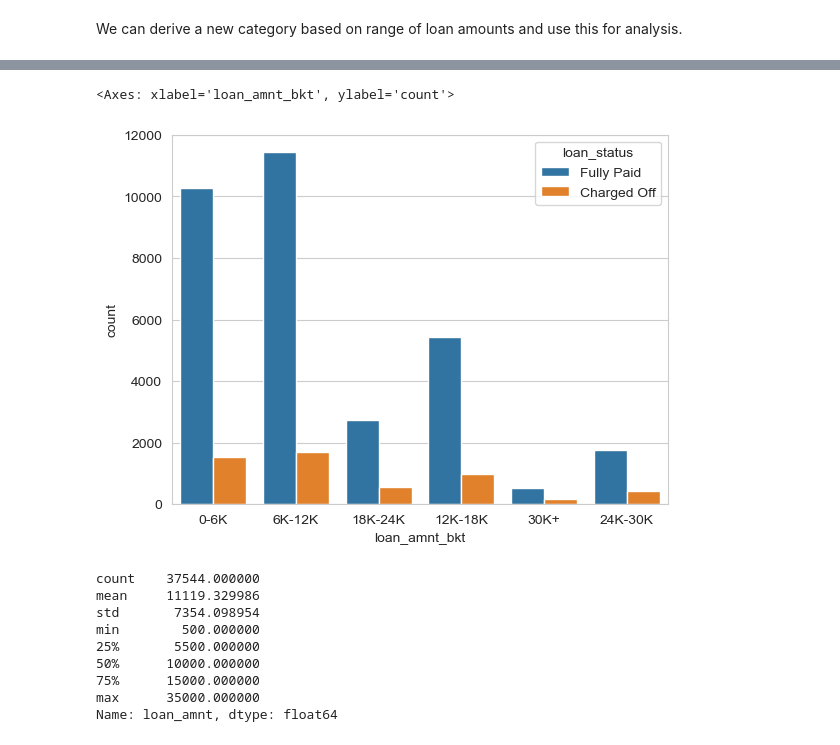
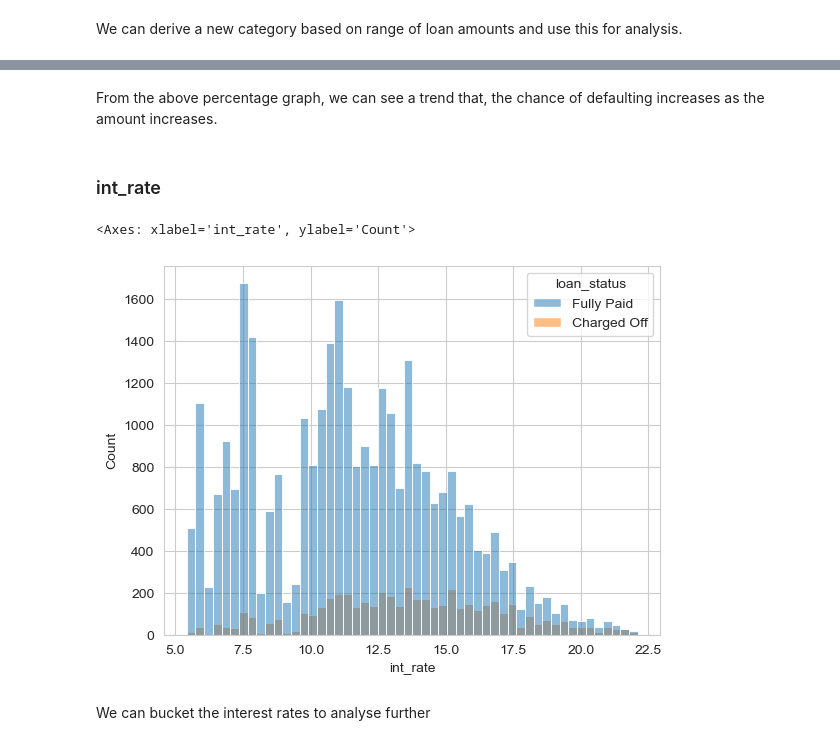
Before and after one commit to ankitkumar1/lending-club-case-study, a Jupyter notebook: LendingClubCaseStudy.ipynb, the cells around one changed output, grey strips where cells are left out. Cells and saved outputs as stored; diff of their text form; code cells hidden in the pictures.

Commit message:
int_rate added

```diff
--- a/LendingClubCaseStudy.ipynb
+++ b/LendingClubCaseStudy.ipynb
@@ -477,6 +479,7 @@ columns_to_be_dropped = [
     'url',
     'desc',
     'zip_code',
+    'sub_grade',
     'revol_bal',
     'revol_util',
     'out_prncp',
@@ -485,6 +488,9 @@ columns_to_be_dropped = [
     'total_rec_int',
     'total_rec_late_fee',
     'collection_recovery_fee',
+    'total_pymnt',
+    'total_pymnt_inv',
+    'earliest_cr_line',
     'last_pymnt_d',
     'last_pymnt_amnt',
     'last_credit_pull_d'
@@ -587,0 +594,2 @@ sns.boxplot(loan_data['loan_amnt'])
+# %%
+loan_data = drop_outliers(loan_data, 'int_rate')
@@ -820,18 +856,11 @@ Name: loan_amnt_bkt, dtype: int64
+# %% [markdown]
+From the above percentage graph, we can see a trend that, the chance of defaulting increases as the amount increases.
+# %% [markdown]
+### int_rate
 # %%
-
-sns.countplot(data=loan_data, x='loan_amnt_bkt', hue='loan_status')
+sns.histplot(data=loan_data, x='int_rate', hue='loan_status')
 # %% [output]
-<Axes: xlabel='loan_amnt_bkt', ylabel='count'>
+<Axes: xlabel='int_rate', ylabel='Count'>
-[figure, old version]
+[figure, new version]
-# %%
-loan_data['loan_amnt'].describe()
-# %% [output]
-count    37544.000000
-mean     11119.329986
-std       7354.098954
-min        500.000000
-25%       5500.000000
-50%      10000.000000
-75%      15000.000000
-max      35000.000000
-Name: loan_amnt, dtype: float64
+# %% [markdown]
+We can bucket the interest rates to analyse further
```
Also changed, not shown: parts of 37 cells of this notebook.
